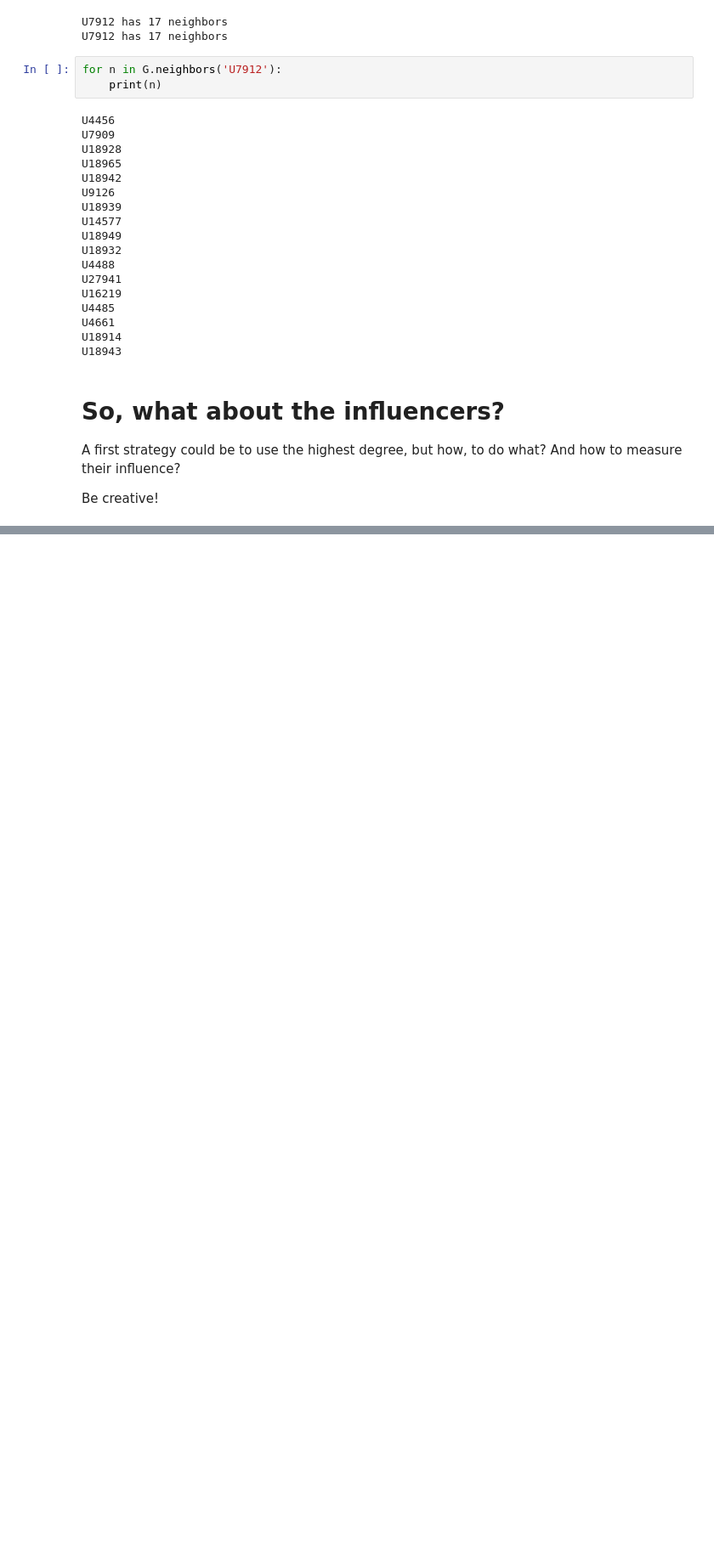
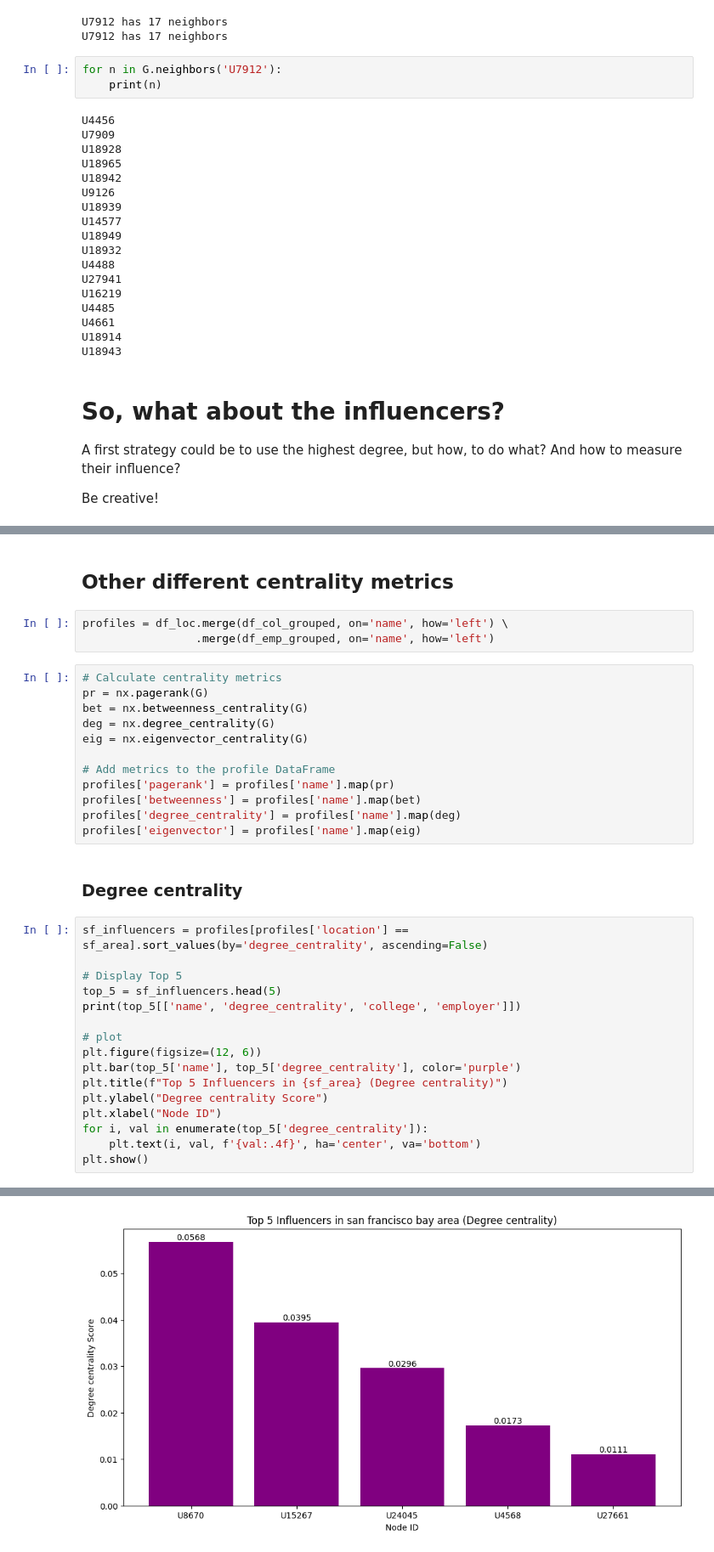
Before and after one commit to Nico-Grosso/Challenge1, a Jupyter notebook: Find_influencers_yourname.ipynb, the cells around one changed output, grey strips where cells are left out. Shown at 85% size. Drawn from its saved outputs; the diff is of its cells as text; blank space fills up the shorter version.

```diff
--- a/Find_influencers_yourname.ipynb
+++ b/Find_influencers_yourname.ipynb
@@ -95,0 +159,36 @@ Be creative!
+# %% [markdown]
+## Other different centrality metrics
+# %%
+profiles = df_loc.merge(df_col_grouped, on='name', how='left') \
+                 .merge(df_emp_grouped, on='name', how='left')
+# %%
+# Calculate centrality metrics
+pr = nx.pagerank(G)
+bet = nx.betweenness_centrality(G)
+deg = nx.degree_centrality(G)
+eig = nx.eigenvector_centrality(G)
+
+# Add metrics to the profile DataFrame
+profiles['pagerank'] = profiles['name'].map(pr)
+profiles['betweenness'] = profiles['name'].map(bet)
+profiles['degree_centrality'] = profiles['name'].map(deg)
+profiles['eigenvector'] = profiles['name'].map(eig)
+# %% [markdown]
+### Degree centrality
+# %%
+sf_influencers = profiles[profiles['location'] == sf_area].sort_values(by='degree_centrality', ascending=False)
+
+# Display Top 5
+top_5 = sf_influencers.head(5)
+print(top_5[['name', 'degree_centrality', 'college', 'employer']])
+
+# plot
+plt.figure(figsize=(12, 6))
+plt.bar(top_5['name'], top_5['degree_centrality'], color='purple')
+plt.title(f"Top 5 Influencers in {sf_area} (Degree centrality)")
+plt.ylabel("Degree centrality Score")
+plt.xlabel("Node ID")
+for i, val in enumerate(top_5['degree_centrality']):
+    plt.text(i, val, f'{val:.4f}', ha='center', va='bottom')
+plt.show()
+# %% [output]
@@ -95,0 +215 @@ Be creative!
+[figure, added]
```
Also changed, not shown: parts of 11 cells of this notebook.
